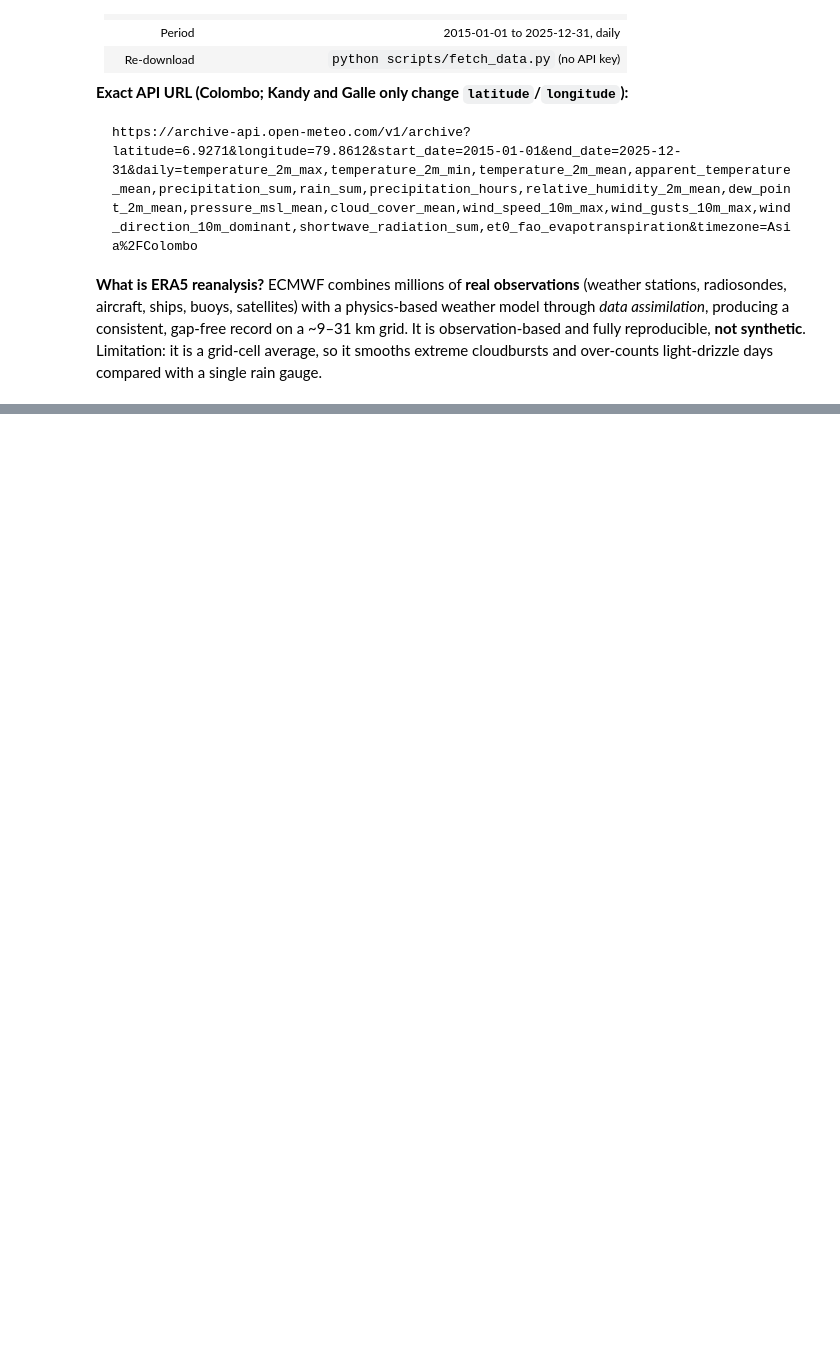
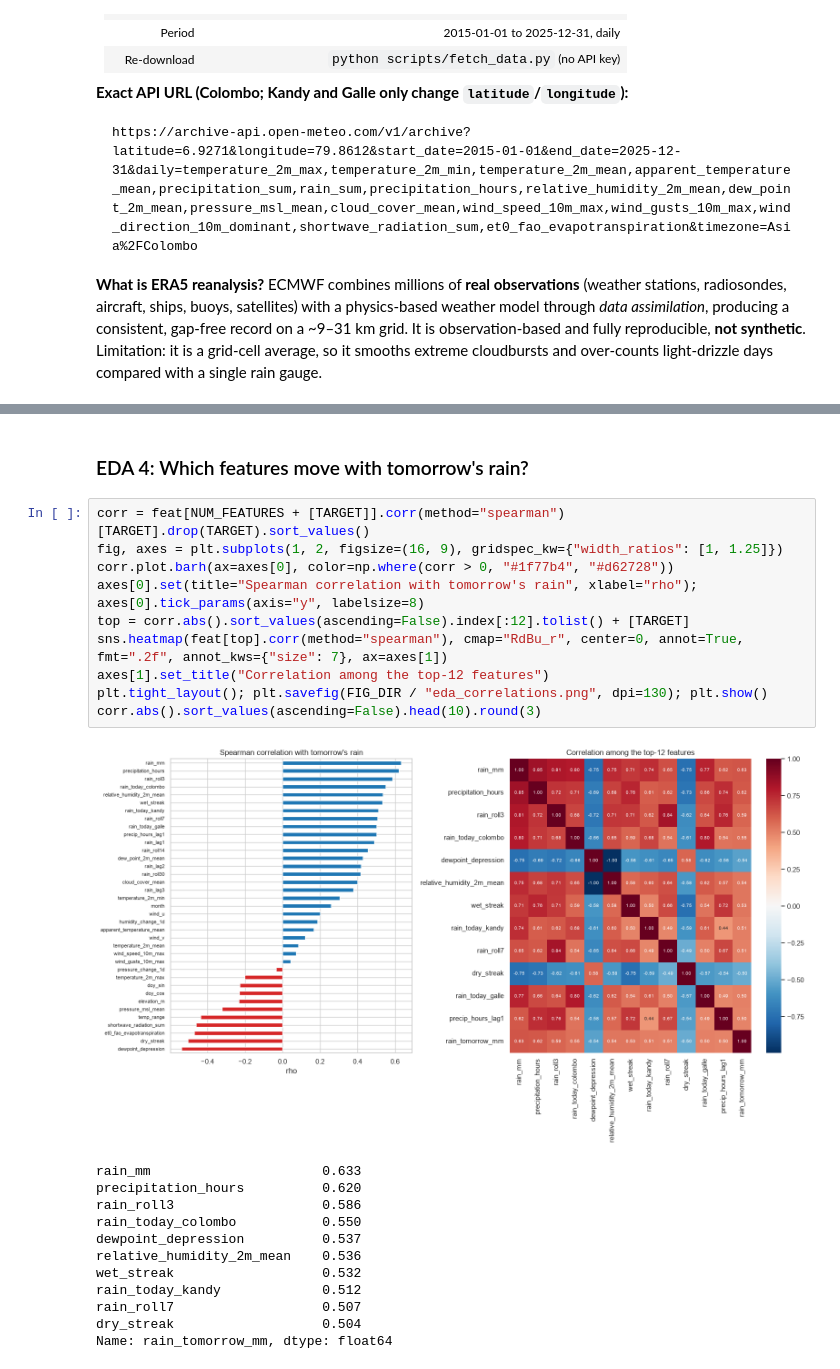
Before and after one commit to SinethNR/sl-rainfall-ensemble, a Jupyter notebook: ensemble_analysis.ipynb, the cells around one changed output, grey strips where cells are left out. Saved outputs shown, nothing was run; the diff lists cells and outputs as text; blank space fills up the shorter version.

```diff
--- a/ensemble_analysis.ipynb
+++ b/ensemble_analysis.ipynb
@@ -81,0 +350,25 @@ _To be completed in the next stage._
+# %% [markdown]
+### EDA 4: Which features move with tomorrow's rain?
+# %%
+corr = feat[NUM_FEATURES + [TARGET]].corr(method="spearman")[TARGET].drop(TARGET).sort_values()
+fig, axes = plt.subplots(1, 2, figsize=(16, 9), gridspec_kw={"width_ratios": [1, 1.25]})
+corr.plot.barh(ax=axes[0], color=np.where(corr > 0, "#1f77b4", "#d62728"))
+axes[0].set(title="Spearman correlation with tomorrow's rain", xlabel="rho"); axes[0].tick_params(axis="y", labelsize=8)
+top = corr.abs().sort_values(ascending=False).index[:12].tolist() + [TARGET]
+sns.heatmap(feat[top].corr(method="spearman"), cmap="RdBu_r", center=0, annot=True, fmt=".2f", annot_kws={"size": 7}, ax=axes[1])
+axes[1].set_title("Correlation among the top-12 features")
+plt.tight_layout(); plt.savefig(FIG_DIR / "eda_correlations.png", dpi=130); plt.show()
+corr.abs().sort_values(ascending=False).head(10).round(3)
+# %% [output]
+[figure, added]
+rain_mm                      0.633
+precipitation_hours          0.620
+rain_roll3                   0.586
+rain_today_colombo           0.550
+dewpoint_depression          0.537
+relative_humidity_2m_mean    0.536
+wet_streak                   0.532
+rain_today_kandy             0.512
+rain_roll7                   0.507
+dry_streak                   0.504
+Name: rain_tomorrow_mm, dtype: float64
```
Also changed, not shown: parts of 35 cells of this notebook, 8 other files.
